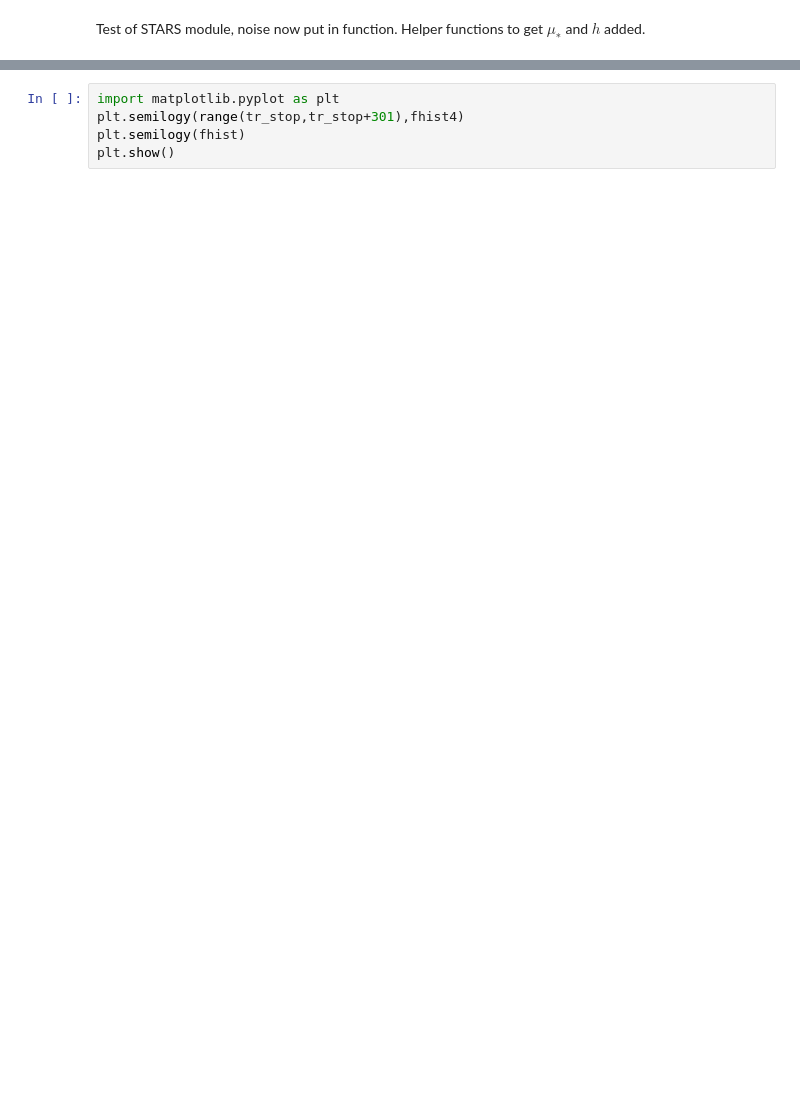
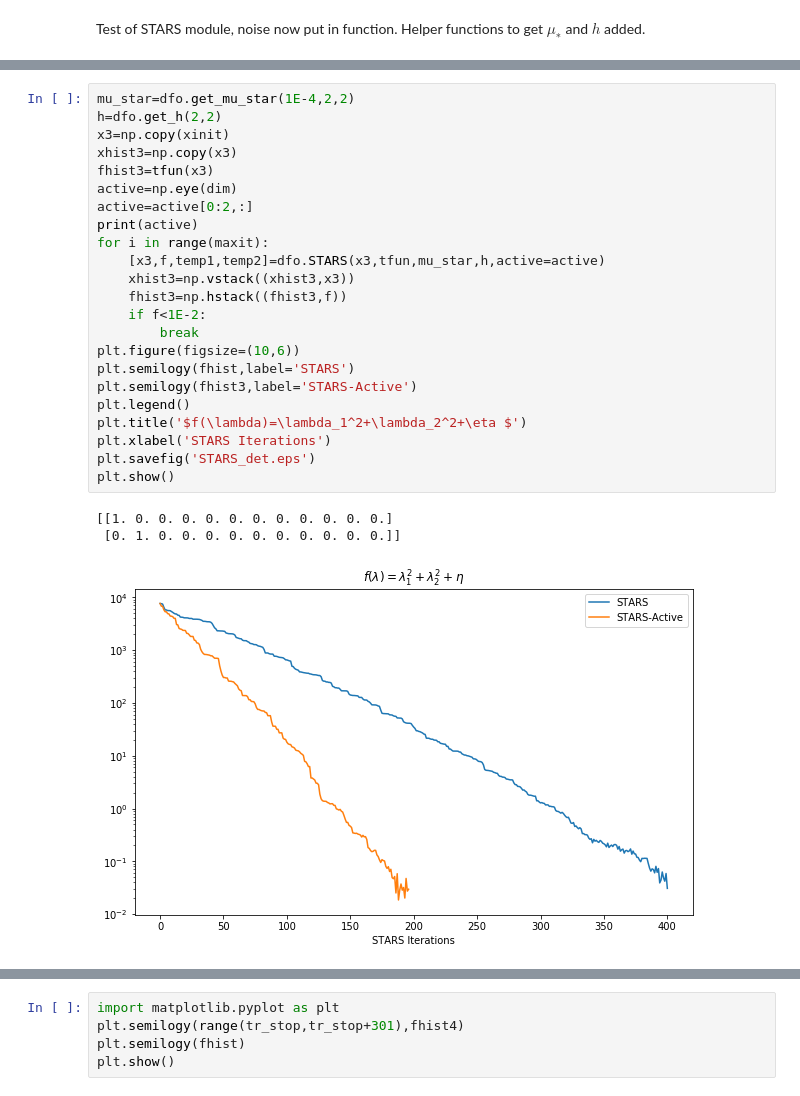
Before and after one commit to mathematicalmichael/personalresearch, a Jupyter notebook: Notebooks/simple_counter.ipynb, the cells around one changed output, grey strips where cells are left out. Saved outputs shown, nothing was run; the diff lists cells and outputs as text; blank space fills up the shorter version.

```diff
--- a/Notebooks/simple_counter.ipynb
+++ b/Notebooks/simple_counter.ipynb
@@ -37,3 +61,30 @@ for i in range(maxit):
+# %%
+mu_star=dfo.get_mu_star(1E-4,2,2)
+h=dfo.get_h(2,2)
+x3=np.copy(xinit)
+xhist3=np.copy(x3)
+fhist3=tfun(x3)
+active=np.eye(dim)
+active=active[0:2,:]
+print(active)
+for i in range(maxit):
+    [x3,f,temp1,temp2]=dfo.STARS(x3,tfun,mu_star,h,active=active)
+    xhist3=np.vstack((xhist3,x3))
+    fhist3=np.hstack((fhist3,f))
+    if f<1E-2:
+        break
+plt.figure(figsize=(10,6))
+plt.semilogy(fhist,label='STARS')
+plt.semilogy(fhist3,label='STARS-Active')
+plt.legend()
+plt.title('$f(\lambda)=\lambda_1^2+\lambda_2^2+\eta $')
+plt.xlabel('STARS Iterations')
+plt.savefig('STARS_det.eps')
+plt.show()
+# %% [output]
+[[1. 0. 0. 0. 0. 0. 0. 0. 0. 0. 0. 0.]
+ [0. 1. 0. 0. 0. 0. 0. 0. 0. 0. 0. 0.]]
+[figure, added]
 # %%
 import active_subspaces as ac
 import matplotlib.pyplot as plt
```
Also changed, not shown: parts of 9 cells of this notebook.
